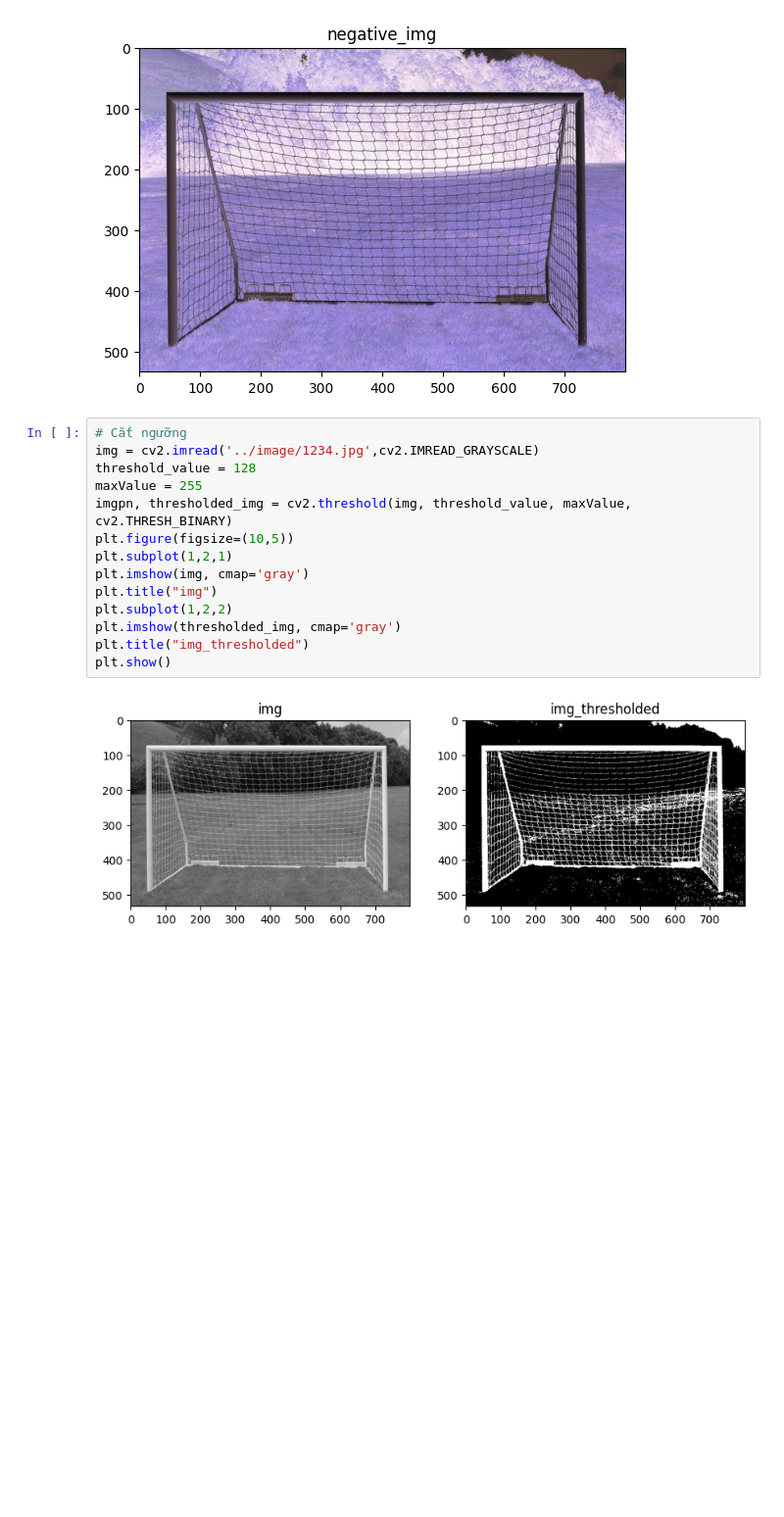
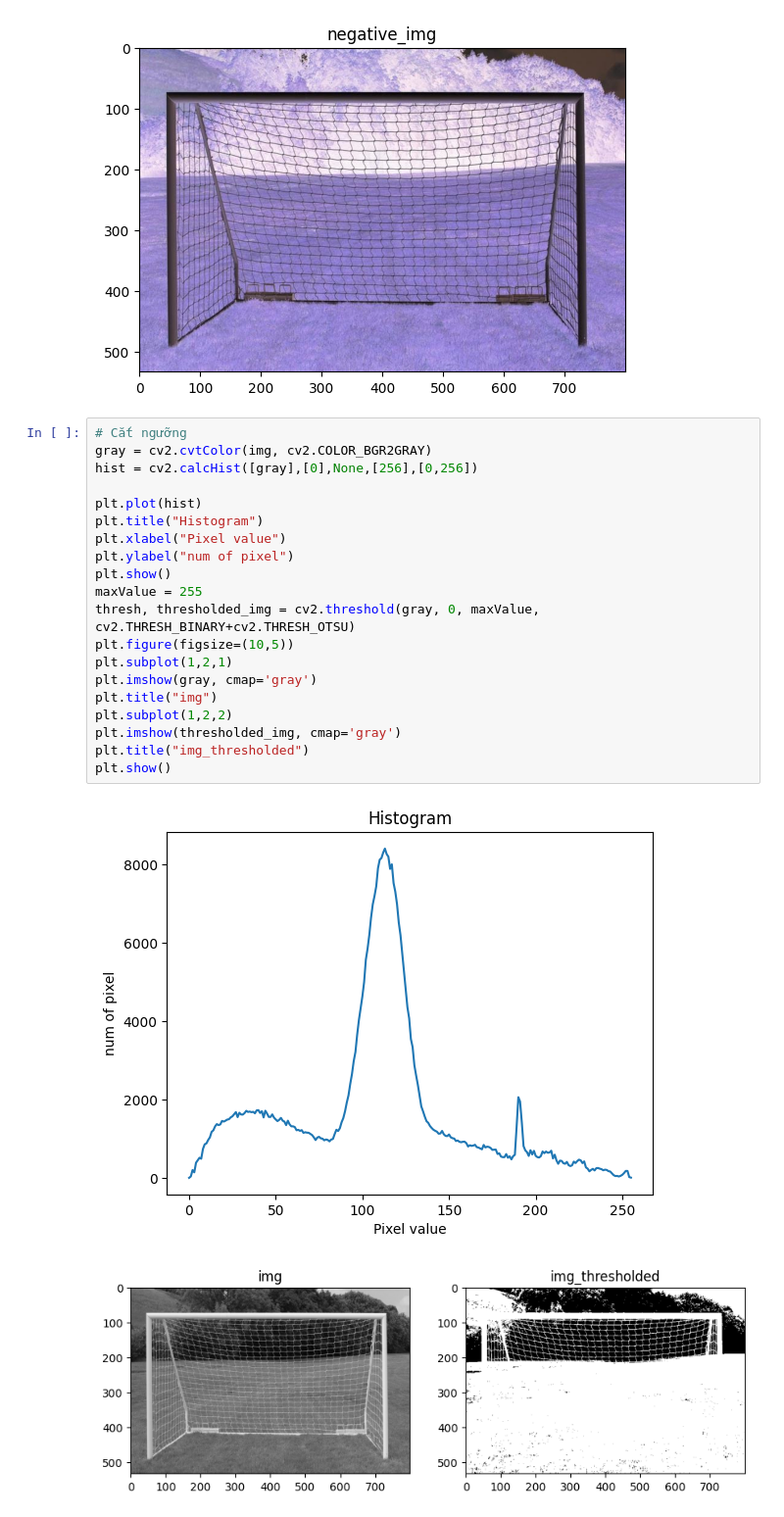
Before and after one commit to Dat184/ThiGiacMayTinh, a Jupyter notebook: Lab/Lab2/BaiI.ipynb, the cells around one changed output. Shown at 98% size. Cells and saved outputs as stored; diff of their text form; blank space fills up the shorter version.

```diff
--- a/Lab/Lab2/lab2.ipynb
+++ b/Lab/Lab2/BaiI.ipynb
@@ -44,17 +44,24 @@ plt.show()
 [figure]
 # %%
 # Cắt ngưỡng
-img = cv2.imread('../image/1234.jpg',cv2.IMREAD_GRAYSCALE)
-threshold_value = 128
+gray = cv2.cvtColor(img, cv2.COLOR_BGR2GRAY)
+hist = cv2.calcHist([gray],[0],None,[256],[0,256])
+
+plt.plot(hist)
+plt.title("Histogram")
+plt.xlabel("Pixel value")
+plt.ylabel("num of pixel")
+plt.show()
 maxValue = 255
-imgpn, thresholded_img = cv2.threshold(img, threshold_value, maxValue, cv2.THRESH_BINARY)
+thresh, thresholded_img = cv2.threshold(gray, 0, maxValue, cv2.THRESH_BINARY+cv2.THRESH_OTSU)
 plt.figure(figsize=(10,5))
 plt.subplot(1,2,1)
-plt.imshow(img, cmap='gray')
+plt.imshow(gray, cmap='gray')
 plt.title("img")
 plt.subplot(1,2,2)
 plt.imshow(thresholded_img, cmap='gray')
 plt.title("img_thresholded")
 plt.show()
 # %% [output]
-[figure, old version]
+[figure, new version]
+[figure, added]
```
Also changed, not shown: 3 other files.
